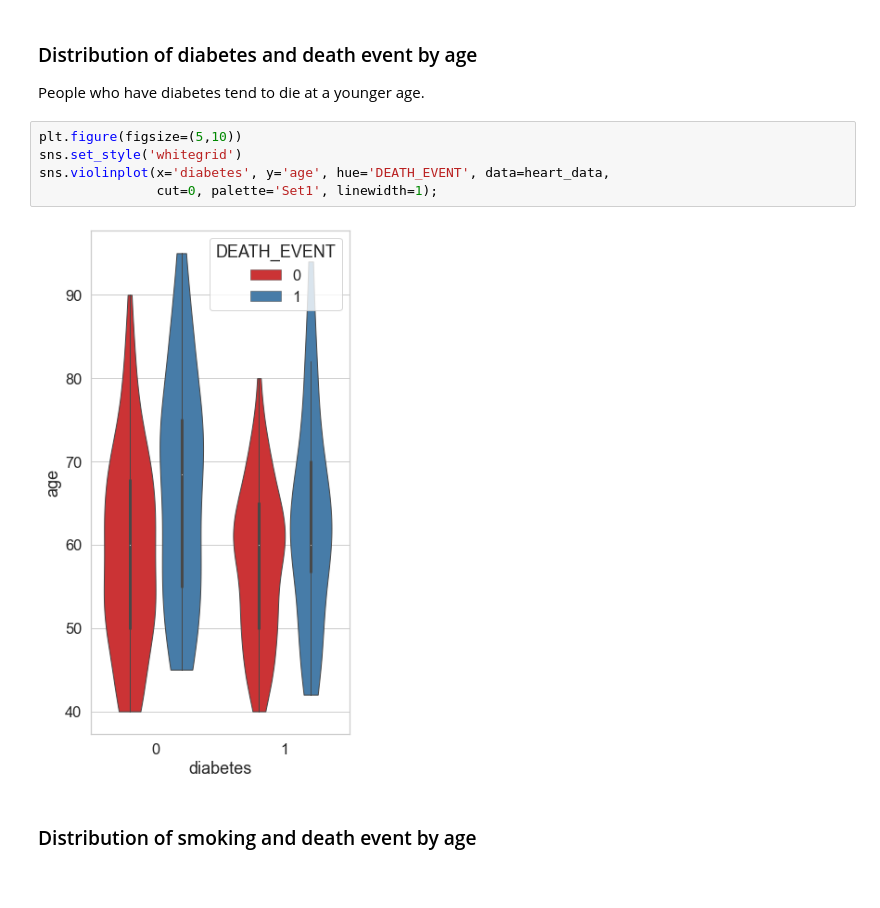
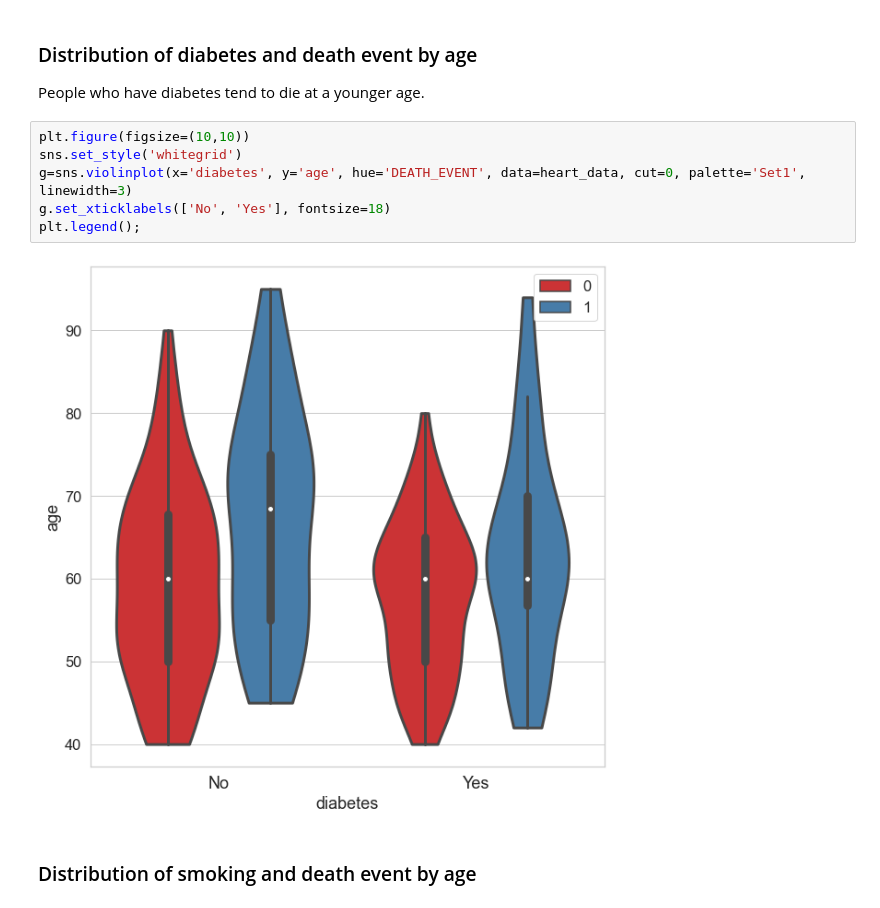
Before and after one commit to jharvey407/CapstoneTwo, a Jupyter notebook: Heart Failure Profiling.ipynb, the cells around one changed output. Saved outputs shown, nothing was run; the diff lists cells and outputs as text.

```diff
--- a/Heart Failure Profiling.ipynb
+++ b/Heart Failure Profiling.ipynb
@@ -218,12 +223,13 @@ plt.yticks(yticks,ylabels,fontsize=18);
 ### Distribution of diabetes and death event by age
 People who have diabetes tend to die at a younger age.
 # %%
-plt.figure(figsize=(5,10))
+plt.figure(figsize=(10,10))
 sns.set_style('whitegrid')
-sns.violinplot(x='diabetes', y='age', hue='DEATH_EVENT', data=heart_data,
-               cut=0, palette='Set1', linewidth=1);
+g=sns.violinplot(x='diabetes', y='age', hue='DEATH_EVENT', data=heart_data, cut=0, palette='Set1', linewidth=3)
+g.set_xticklabels(['No', 'Yes'], fontsize=18)
+plt.legend();
 # %% [output]
-[figure, old version]
+[figure, new version]
 # %% [markdown]
 ### Distribution of smoking and death event by age
 # %%
```
Also changed, not shown: parts of 43 cells of this notebook.
